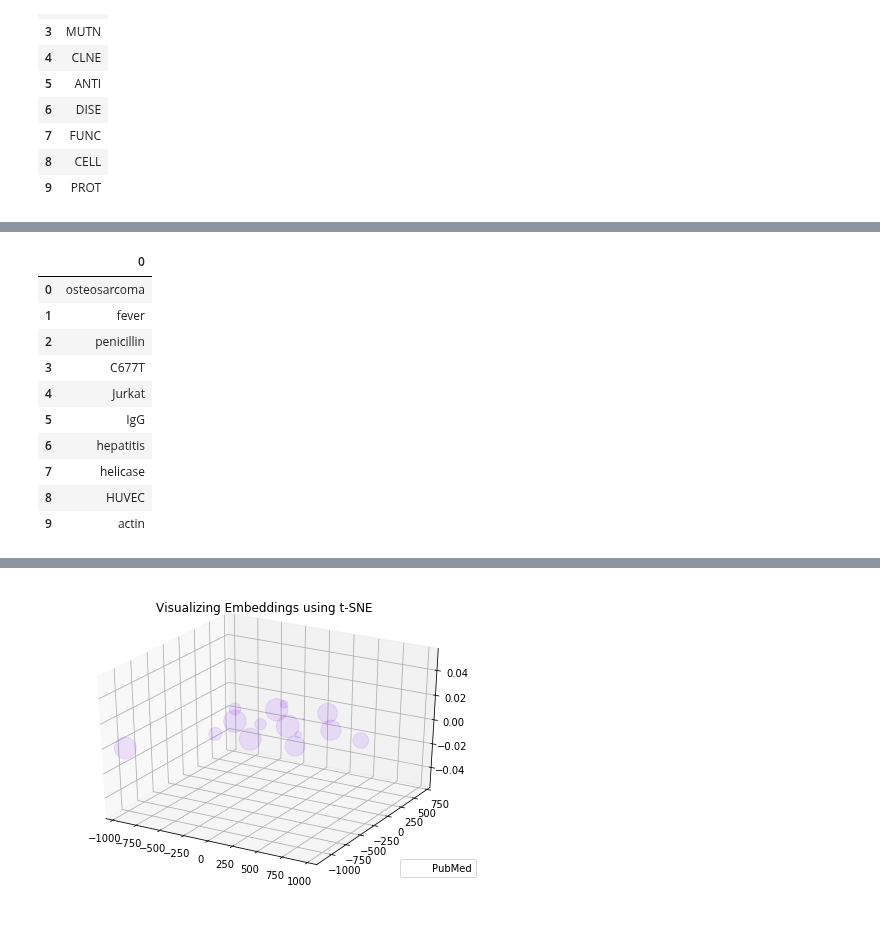
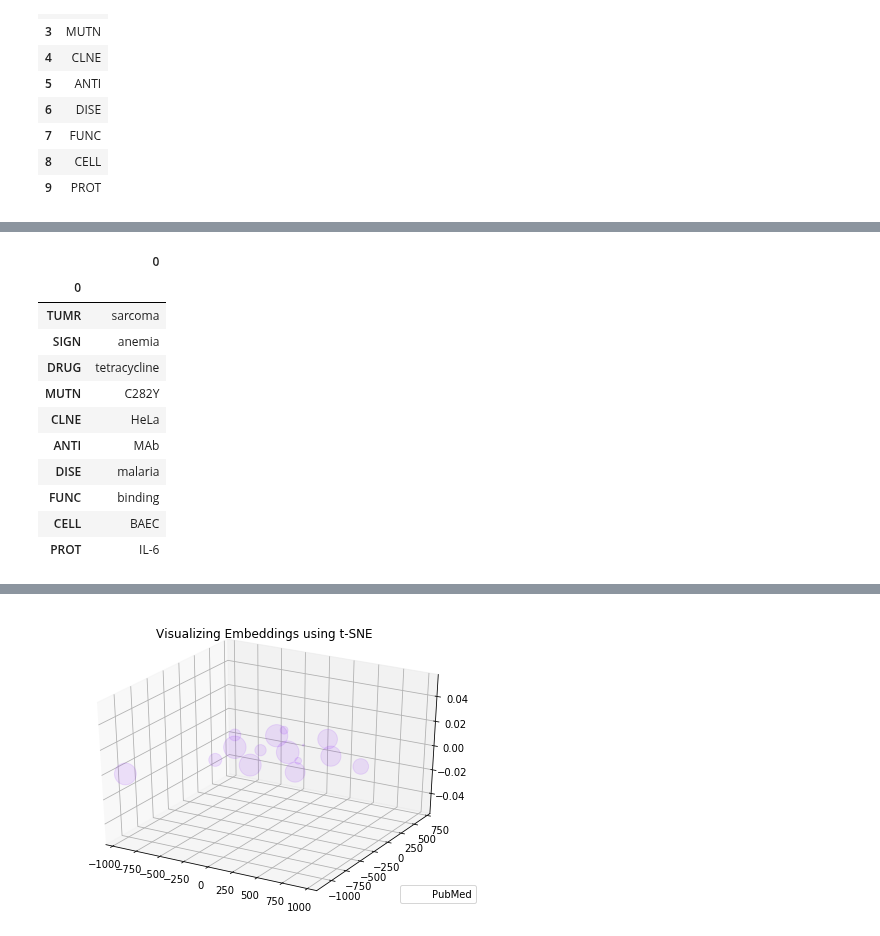
Before and after one commit to anoopsarkar/nlp-class, a Jupyter notebook: assets/notebooks/medical-nlp-demos/word-embeddings.ipynb, the cells around one changed output, grey strips where cells are left out. Saved outputs shown, nothing was run; the diff lists cells and outputs as text; code cells hidden in the pictures.

```diff
--- a/assets/notebooks/medical-nlp-demos/word-embeddings.ipynb
+++ b/assets/notebooks/medical-nlp-demos/word-embeddings.ipynb
@@ -72,21 +96,22 @@ row_names
 # %%
 import random
 keys = []
 for filepath in filenames:
     with open(filepath) as f:
         keys.append(random.choice(f.read().splitlines()))
 
-pandas.DataFrame(keys)
+pandas.DataFrame(keys, index=row_names[0])
 # %% [output]
 |  | 0 |
-| 0 | osteosarcoma |
-| 1 | fever |
-| 2 | penicillin |
-| 3 | C677T |
-| 4 | Jurkat |
-| 5 | IgG |
-| 6 | hepatitis |
-| 7 | helicase |
-| 8 | HUVEC |
-| 9 | actin |
+| 0 |  |
+| TUMR | sarcoma |
+| SIGN | anemia |
+| DRUG | tetracycline |
+| MUTN | C282Y |
+| CLNE | HeLa |
+| ANTI | MAb |
+| DISE | malaria |
+| FUNC | binding |
+| CELL | BAEC |
+| PROT | IL-6 |
 # %%
```
Also changed, not shown: parts of 5 cells of this notebook, 3 other files.
